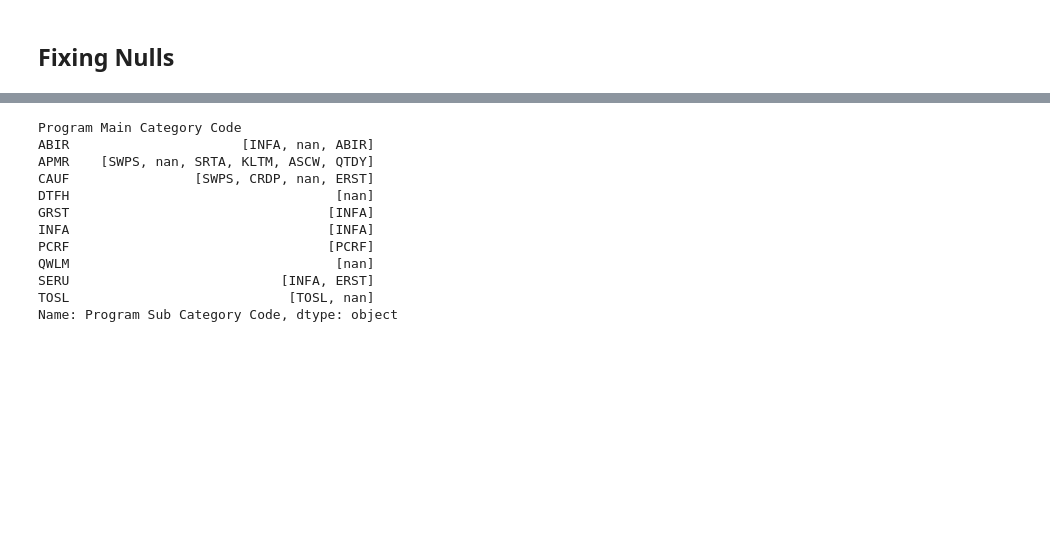
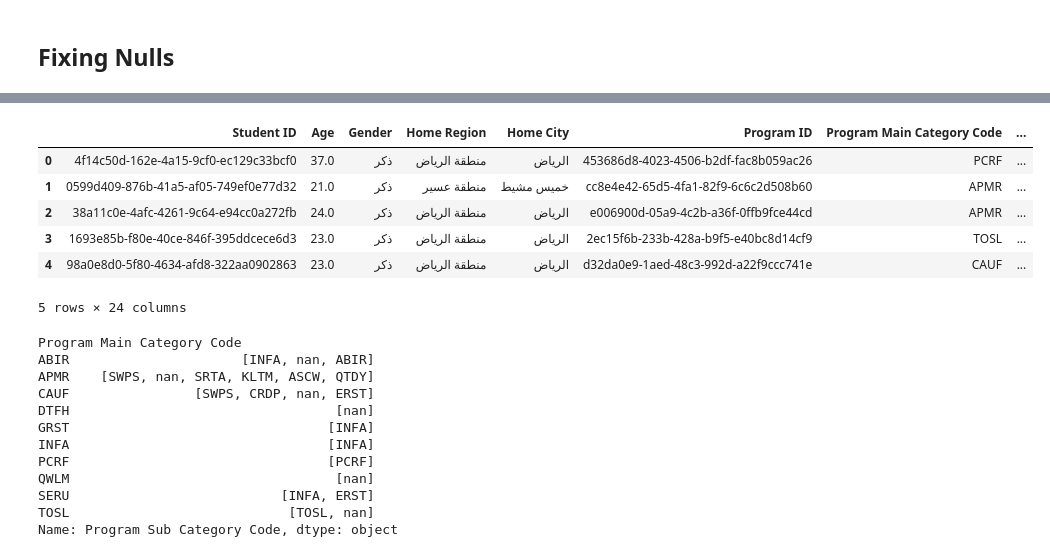
Before and after one commit to AbdullahAljubran/Elite-Training-Programs, a Jupyter notebook: main.ipynb, the cells around one changed output, grey strips where cells are left out. Cells and saved outputs as stored; diff of their text form; code cells hidden in the pictures; blank space fills up the shorter version.

```diff
--- a/main.ipynb
+++ b/main.ipynb
@@ -269,3 +290,13 @@ Name: Level of Education, dtype: int64
+# %%
+df.head()
+# %% [output]
+|  | Student ID | Age | Gender | Home Region | Home City | Program ID | Program Main Category Code | ... |
+| 0 | 4f14c50d-162e-4a15-9cf0-ec129c33bcf0 | 37.0 | ذكر | منطقة الرياض | الرياض | 453686d8-4023-4506-b2df-fac8b059ac26 | PCRF | ... |
+| 1 | 0599d409-876b-41a5-af05-749ef0e77d32 | 21.0 | ذكر | منطقة عسير | خميس مشيط | cc8e4e42-65d5-4fa1-82f9-6c6c2d508b60 | APMR | ... |
+| 2 | 38a11c0e-4afc-4261-9c64-e94cc0a272fb | 24.0 | ذكر | منطقة الرياض | الرياض | e006900d-05a9-4c2b-a36f-0ffb9fce44cd | APMR | ... |
+| 3 | 1693e85b-f80e-40ce-846f-395ddcece6d3 | 23.0 | ذكر | منطقة الرياض | الرياض | 2ec15f6b-233b-428a-b9f5-e40bc8d14cf9 | TOSL | ... |
+| 4 | 98a0e8d0-5f80-4634-afd8-322aa0902863 | 23.0 | ذكر | منطقة الرياض | الرياض | d32da0e9-1aed-48c3-992d-a22f9ccc741e | CAUF | ... |
+5 rows × 24 columns
 # %%
 # Sub Category
 main_sub_categories = df.groupby('Program Main Category Code')['Program Sub Category Code']\
```
Also changed, not shown: parts of 22 cells of this notebook.
